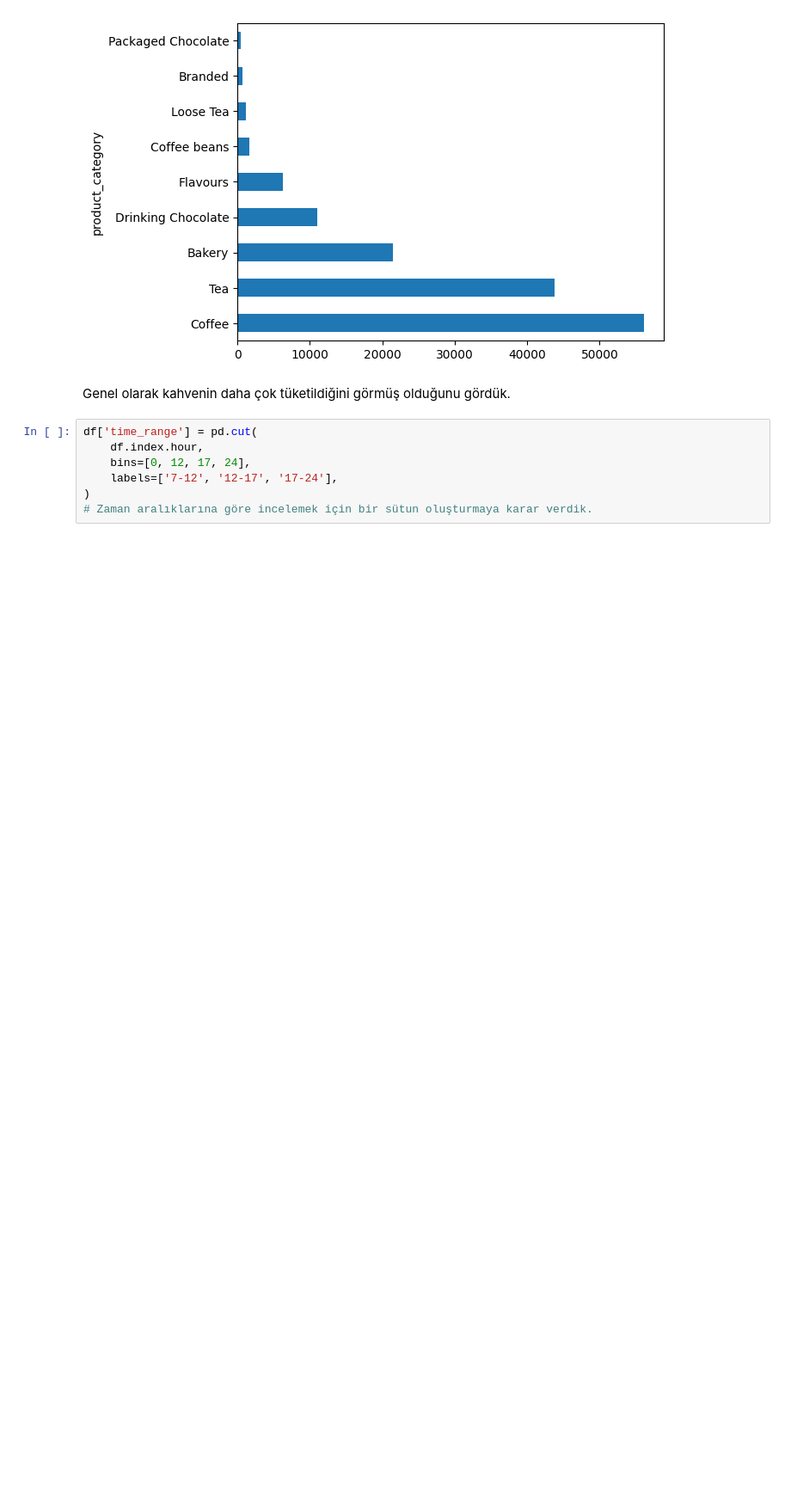
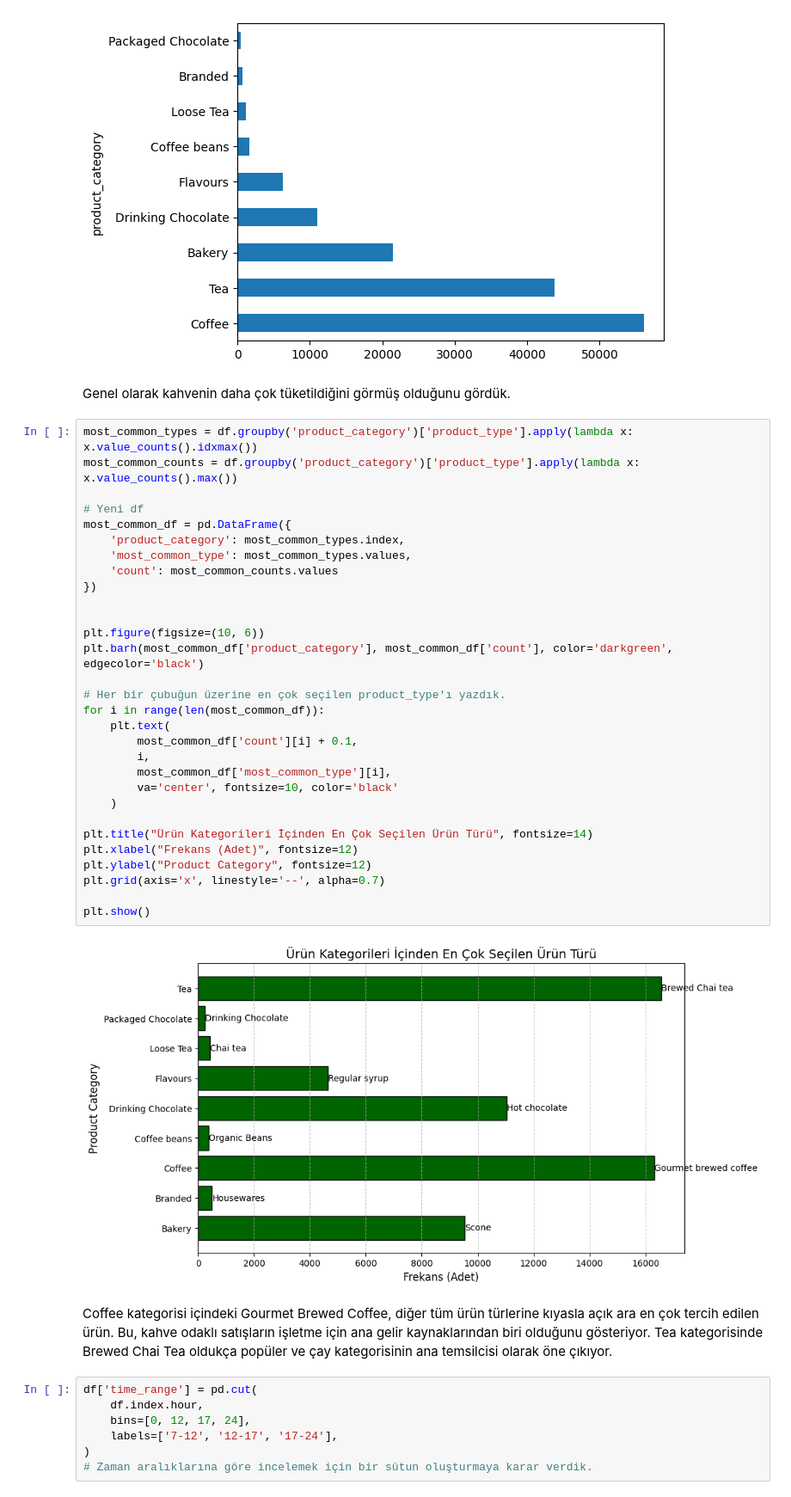
Before and after one commit to ardahanaytan/Veri-Analizi-Bootcamp, a Jupyter notebook: Veri_Analizi_Bootcamp.ipynb, the cells around one changed output. Shown: that part at 86% size. Drawn from its saved outputs; the diff is of its cells as text; blank space fills up the shorter version.

```diff
--- a/Veri_Analizi_Bootcamp.ipynb
+++ b/Veri_Analizi_Bootcamp.ipynb
@@ -275,6 +275,41 @@ df['product_category'].value_counts().plot.barh();
 [figure]
 # %% [markdown]
 Genel olarak kahvenin daha çok tüketildiğini görmüş olduğunu gördük.
+# %%
+most_common_types = df.groupby('product_category')['product_type'].apply(lambda x: x.value_counts().idxmax())
+most_common_counts = df.groupby('product_category')['product_type'].apply(lambda x: x.value_counts().max())
+
+# Yeni df
+most_common_df = pd.DataFrame({
+    'product_category': most_common_types.index,
+    'most_common_type': most_common_types.values,
+    'count': most_common_counts.values
+})
+
+
+plt.figure(figsize=(10, 6))
+plt.barh(most_common_df['product_category'], most_common_df['count'], color='darkgreen', edgecolor='black')
+
+# Her bir çubuğun üzerine en çok seçilen product_type'ı yazdık.
+for i in range(len(most_common_df)):
+    plt.text(
+        most_common_df['count'][i] + 0.1,
+        i,
+        most_common_df['most_common_type'][i],
+        va='center', fontsize=10, color='black'
+    )
+
+plt.title("Ürün Kategorileri İçinden En Çok Seçilen Ürün Türü", fontsize=14)
+plt.xlabel("Frekans (Adet)", fontsize=12)
+plt.ylabel("Product Category", fontsize=12)
+plt.grid(axis='x', linestyle='--', alpha=0.7)
+
+plt.show()
+# %% [output]
+[figure, added]
+# %% [markdown]
+Coffee kategorisi içindeki Gourmet Brewed Coffee, diğer tüm ürün türlerine kıyasla açık ara en çok tercih edilen ürün. Bu, kahve odaklı satışların işletme için ana gelir kaynaklarından biri olduğunu gösteriyor.
+Tea kategorisinde Brewed Chai Tea oldukça popüler ve çay kategorisinin ana temsilcisi olarak öne çıkıyor.
 # %%
 df['time_range'] = pd.cut(
     df.index.hour,
```
Also changed, not shown: parts of 5 cells of this notebook.
